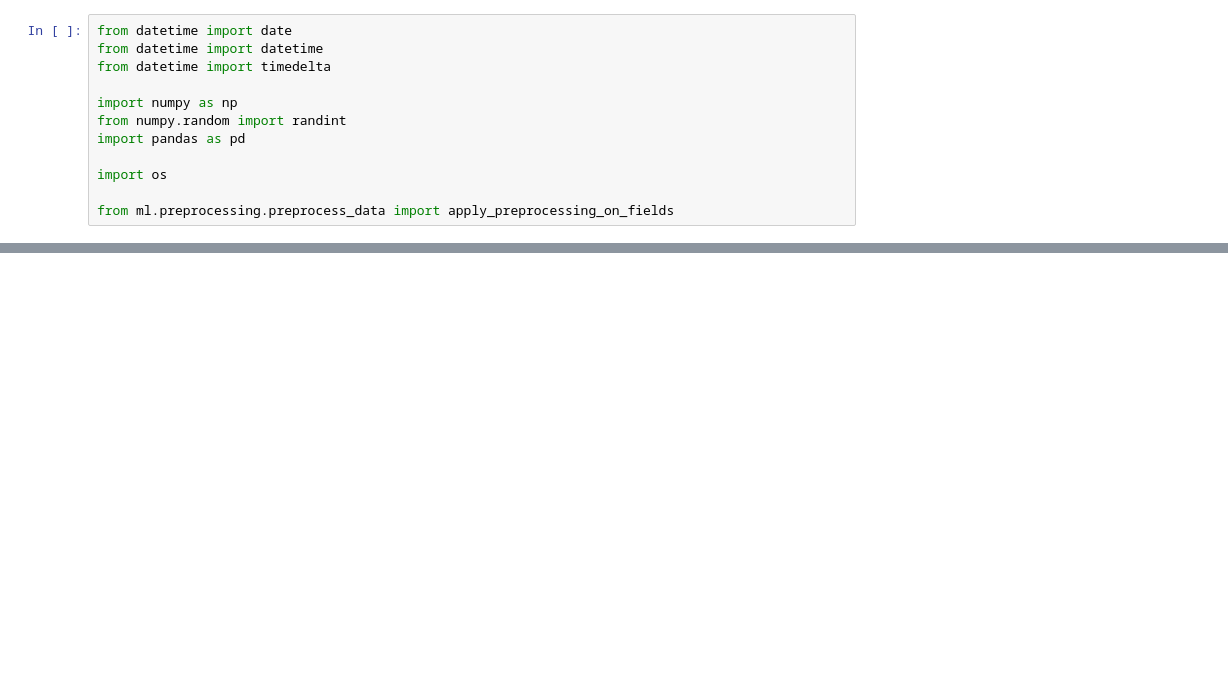
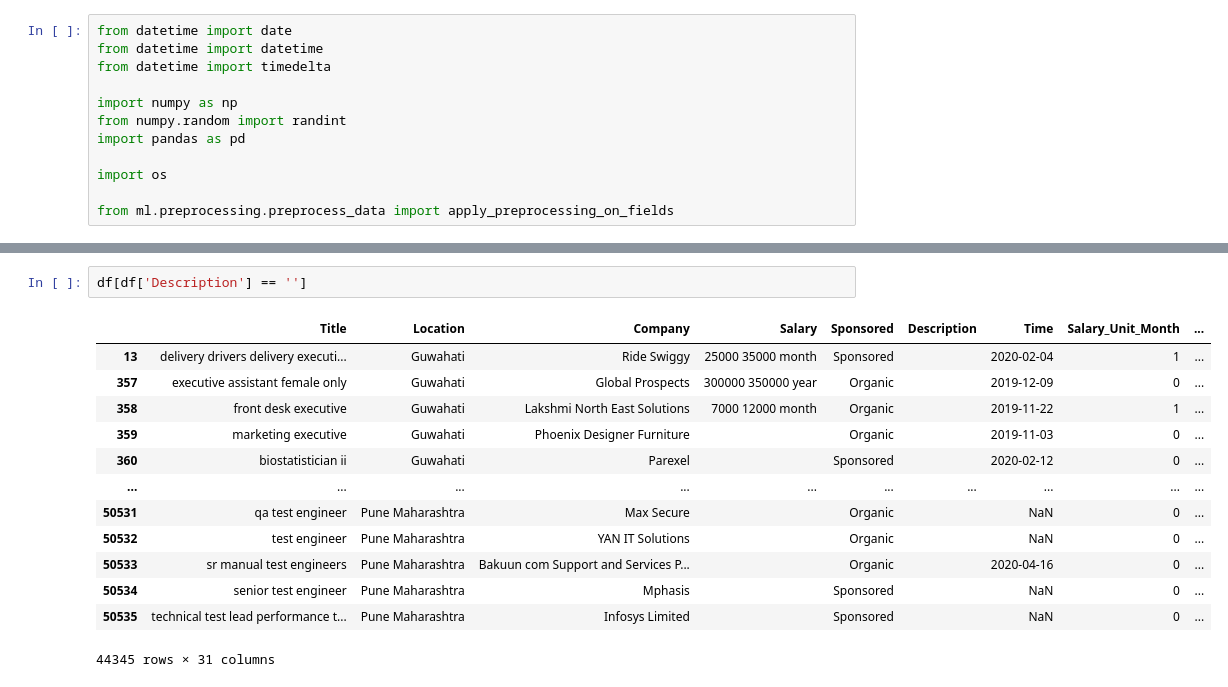
Before and after one commit to alvynabranches/Machine_Learning_With_Job_Data, a Jupyter notebook: try.ipynb, the cells around one changed output, grey strips where cells are left out. Saved outputs shown, nothing was run; the diff lists cells and outputs as text; blank space fills up the shorter version.

```diff
--- a/try.ipynb
+++ b/try.ipynb
@@ -76,3 +76,19 @@ at bluestream we rely on our it systems to help our business reach and succeed w
+# %%
+df[df['Description'] == '']
+# %% [output]
+|  | Title | Location | Company | Salary | Sponsored | Description | Time | Salary_Unit_Month | ... |
+| 13 | delivery drivers delivery executi... | Guwahati | Ride Swiggy | 25000 35000 month | Sponsored |  | 2020-02-04 | 1 | ... |
+| 357 | executive assistant female only | Guwahati | Global Prospects | 300000 350000 year | Organic |  | 2019-12-09 | 0 | ... |
+| 358 | front desk executive | Guwahati | Lakshmi North East Solutions | 7000 12000 month | Organic |  | 2019-11-22 | 1 | ... |
+| 359 | marketing executive | Guwahati | Phoenix Designer Furniture |  | Organic |  | 2019-11-03 | 0 | ... |
+| 360 | biostatistician ii | Guwahati | Parexel |  | Sponsored |  | 2020-02-12 | 0 | ... |
+| ... | ... | ... | ... | ... | ... | ... | ... | ... | ... |
+| 50531 | qa test engineer | Pune Maharashtra | Max Secure |  | Organic |  | NaN | 0 | ... |
+| 50532 | test engineer | Pune Maharashtra | YAN IT Solutions |  | Organic |  | NaN | 0 | ... |
+| 50533 | sr manual test engineers | Pune Maharashtra | Bakuun com Support and Services P... |  | Organic |  | 2020-04-16 | 0 | ... |
+| 50534 | senior test engineer | Pune Maharashtra | Mphasis |  | Sponsored |  | NaN | 0 | ... |
+| 50535 | technical test lead performance t... | Pune Maharashtra | Infosys Limited |  | Sponsored |  | NaN | 0 | ... |
+44345 rows × 31 columns
 # %%
 def transform_title(text):
     text = str(text)
```
Also changed, not shown: parts of 10 cells of this notebook, 6 other files.
